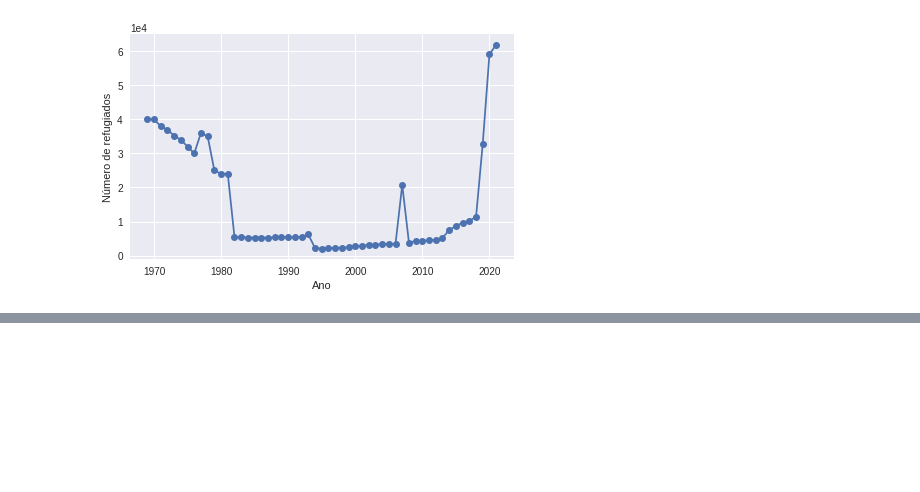
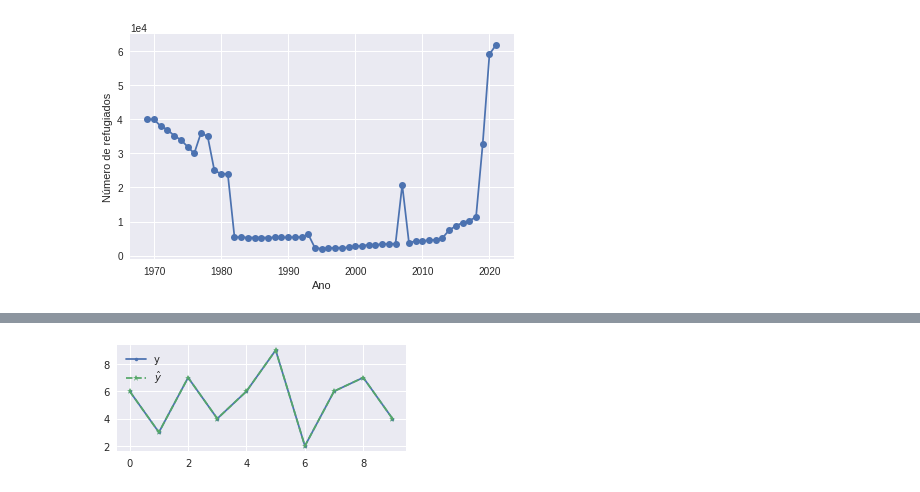
Before and after one commit to ifribeiro/minicurso_webmedia22, a Jupyter notebook: series_temporais.ipynb, the cells around one changed output, grey strips where cells are left out. Cells and saved outputs as stored; diff of their text form; code cells hidden in the pictures; blank space fills up the shorter version.

```diff
--- a/series_temporais.ipynb
+++ b/series_temporais.ipynb
@@ -79,0 +122,13 @@ plt.savefig("imagens/refugiados_brasil_onu.eps")
+# %%
+np.random.seed(42)
+r = np.random.randint(0, 10, size=10)
+f = r + np.random.randn(len(r))
+# %%
+fig, ax = plt.subplots(figsize=(4.5,2.))
+ax.plot(r, marker='.', label='y')
+ax.plot(r, marker="*", ls='--', label=r'$\hat{y}$')
+plt.tight_layout()
+plt.legend();
+plt.savefig("series_iguais.png")
+# %% [output]
+[figure, added]
```
Also changed, not shown: parts of 11 cells of this notebook.
